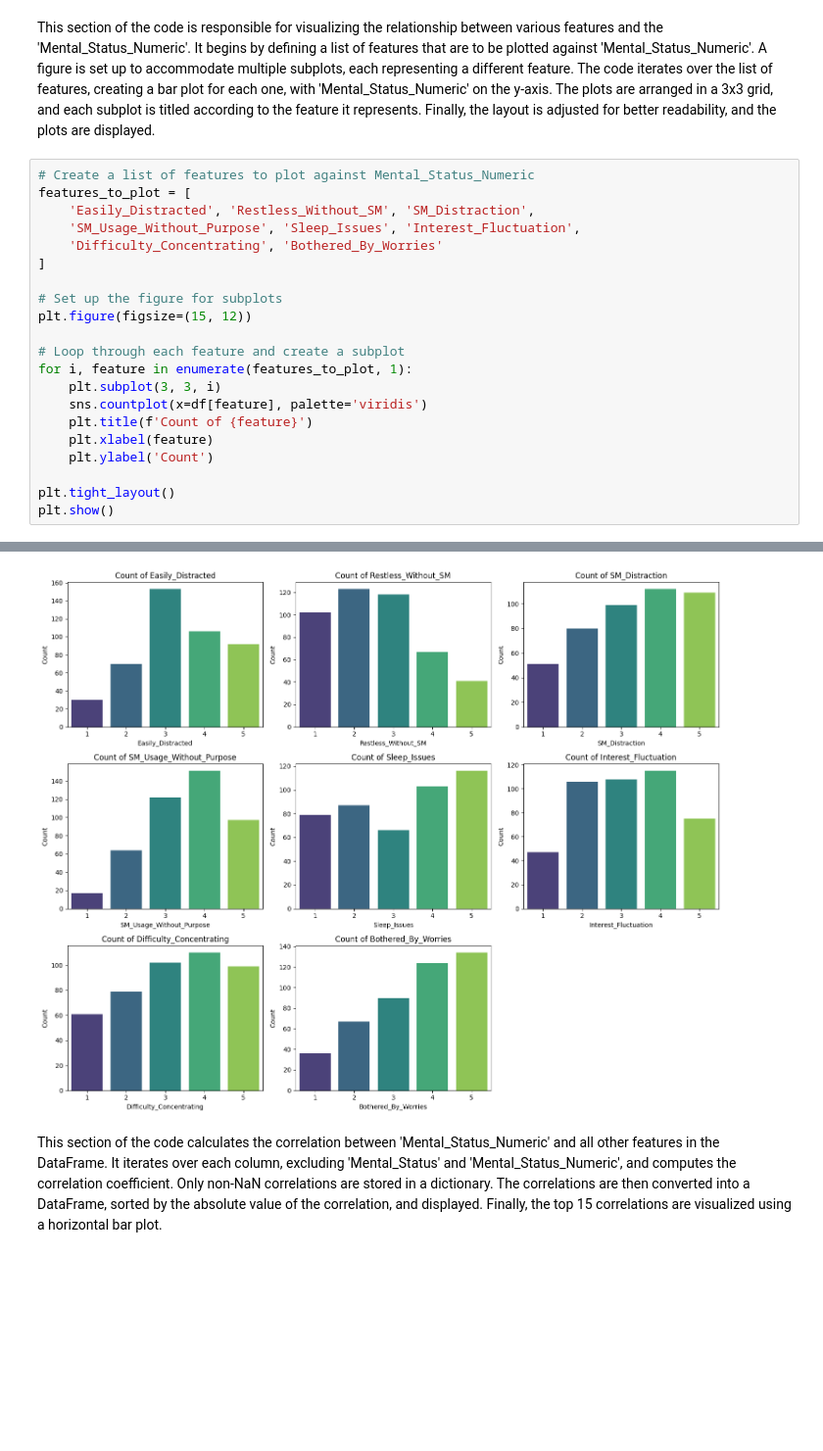
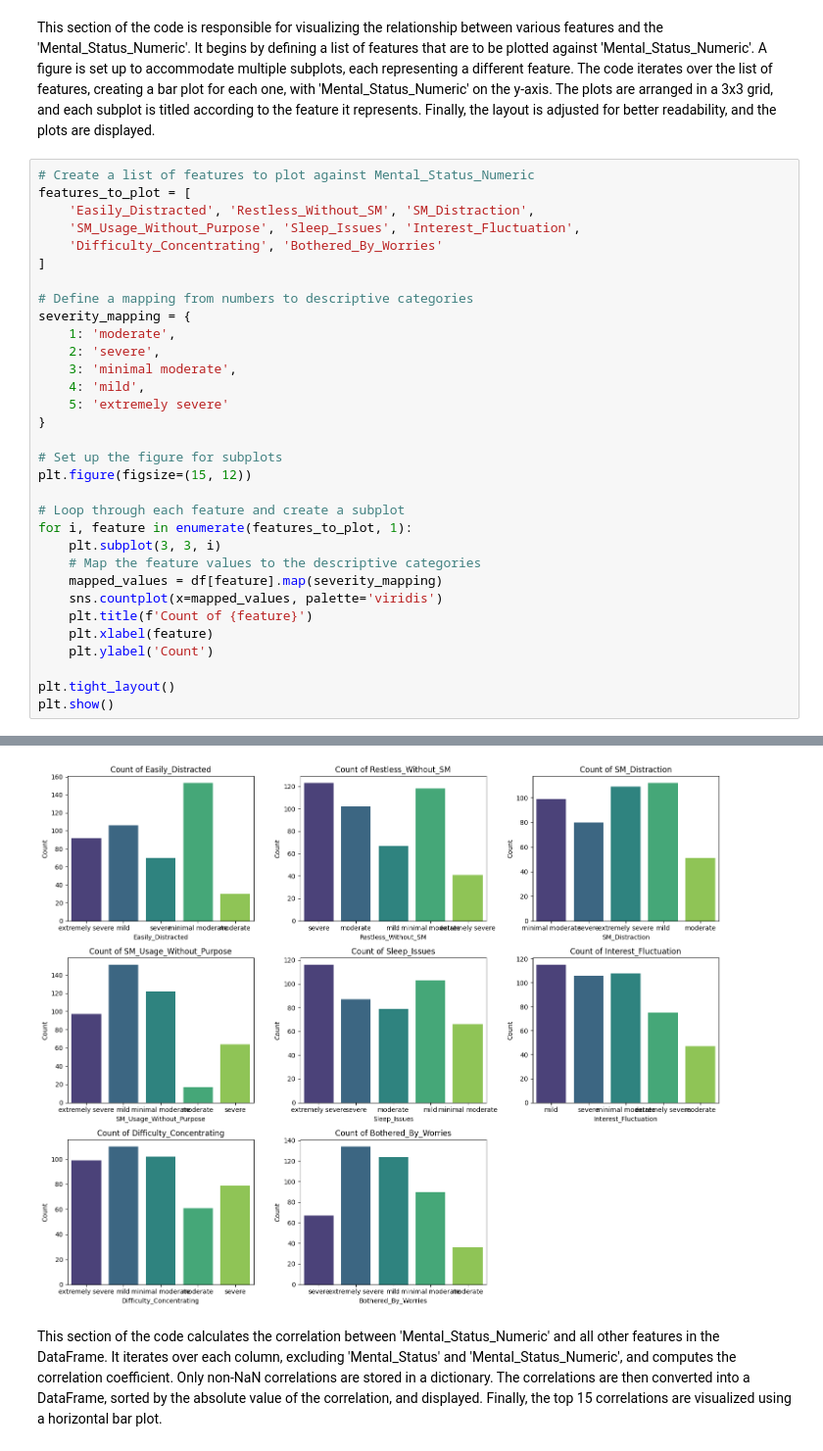
Before and after one commit to TasnimulIntazamAsif/Social_Media_Addiction, a Jupyter notebook: SMMH.ipynb, the cells around one changed output, grey strips where cells are left out. Shown at 98% size. Drawn from its saved outputs; the diff is of its cells as text; blank space fills up the shorter version.

```diff
--- a/SMMH.ipynb
+++ b/SMMH.ipynb
@@ -598,13 +598,24 @@ features_to_plot = [
     'Difficulty_Concentrating', 'Bothered_By_Worries'
 ]
 
+# Define a mapping from numbers to descriptive categories
+severity_mapping = {
+    1: 'moderate',
+    2: 'severe',
+    3: 'minimal moderate',
+    4: 'mild',
+    5: 'extremely severe'
+}
+
 # Set up the figure for subplots
 plt.figure(figsize=(15, 12))
 
 # Loop through each feature and create a subplot
 for i, feature in enumerate(features_to_plot, 1):
     plt.subplot(3, 3, i)
-    sns.countplot(x=df[feature], palette='viridis')
+    # Map the feature values to the descriptive categories
+    mapped_values = df[feature].map(severity_mapping)
+    sns.countplot(x=mapped_values, palette='viridis')
     plt.title(f'Count of {feature}')
     plt.xlabel(feature)
     plt.ylabel('Count')
@@ -632,4 +643,4 @@ Passing `palette` without assigning `hue` is deprecated and will be removed in v
-[figure, old version]
+[figure, new version]
 # %% [markdown]
  This section of the code calculates the correlation between 'Mental_Status_Numeric' and all other features in the DataFrame.
  It iterates over each column, excluding 'Mental_Status' and 'Mental_Status_Numeric', and computes the correlation coefficient.
```
Also changed, not shown: parts of 1 cell of this notebook.
